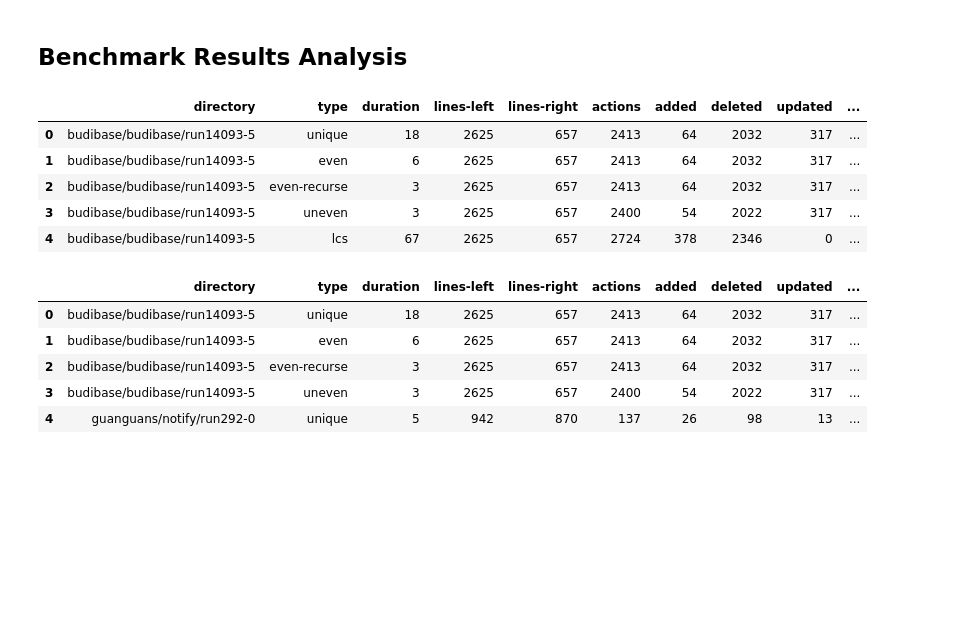
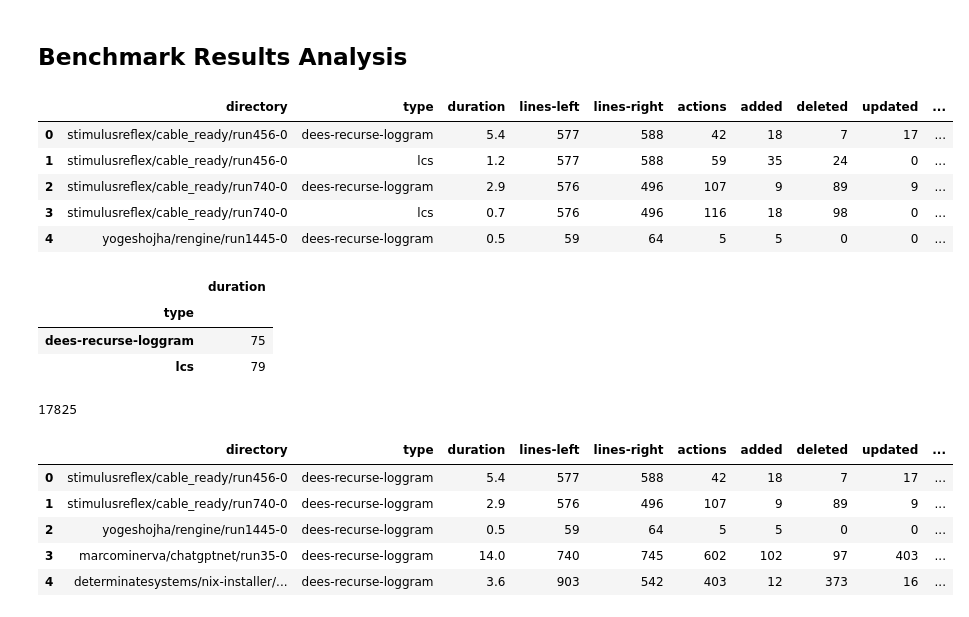
Before and after one commit to labri-progress/cidiff, a Jupyter notebook: python/analysis.ipynb, the cells around one changed output. Saved outputs shown, nothing was run; the diff lists cells and outputs as text; code cells hidden in the pictures; blank space fills up the shorter version.

```diff
--- a/python/analysis.ipynb
+++ b/python/analysis.ipynb
@@ -14,6 +18,7 @@ pd.set_option('display.max_colwidth', None)  # or 199
 # %%
 DATASET_FILE = "../build/reports/dataset.csv"
-BENCHMARK_FILE = "../build/reports/benchmark-variant.csv"
+BENCHMARK_FILE = "../build/reports/benchmark-gqram-t1m.csv"
+SURVEY_FILE = "../build/reports/survey.csv"
 # %% [markdown]
 ## Dataset Analysis
 # %%
@@ -84,30 +90,49 @@ pn.ggplot(dataset, pn.aes(x="total_size")) + pn.geom_histogram() + pn.scale_x_lo
 ## Benchmark Results Analysis
 # %%
 data = pd.read_csv(BENCHMARK_FILE, sep=',')
-data["adddel"] = data["added"] + data["deleted"]
 data.head()
 # %% [output]
 |  | directory | type | duration | lines-left | lines-right | actions | added | deleted | updated | ... |
-| 0 | budibase/budibase/run14093-5 | unique | 18 | 2625 | 657 | 2413 | 64 | 2032 | 317 | ... |
-| 1 | budibase/budibase/run14093-5 | even | 6 | 2625 | 657 | 2413 | 64 | 2032 | 317 | ... |
-| 2 | budibase/budibase/run14093-5 | even-recurse | 3 | 2625 | 657 | 2413 | 64 | 2032 | 317 | ... |
-| 3 | budibase/budibase/run14093-5 | uneven | 3 | 2625 | 657 | 2400 | 54 | 2022 | 317 | ... |
-| 4 | budibase/budibase/run14093-5 | lcs | 67 | 2625 | 657 | 2724 | 378 | 2346 | 0 | ... |
+| 0 | stimulusreflex/cable_ready/run456-0 | dees-recurse-loggram | 5.4 | 577 | 588 | 42 | 18 | 7 | 17 | ... |
+| 1 | stimulusreflex/cable_ready/run456-0 | lcs | 1.2 | 577 | 588 | 59 | 35 | 24 | 0 | ... |
+| 2 | stimulusreflex/cable_ready/run740-0 | dees-recurse-loggram | 2.9 | 576 | 496 | 107 | 9 | 89 | 9 | ... |
+| 3 | stimulusreflex/cable_ready/run740-0 | lcs | 0.7 | 576 | 496 | 116 | 18 | 98 | 0 | ... |
+| 4 | yogeshojha/rengine/run1445-0 | dees-recurse-loggram | 0.5 | 59 | 64 | 5 | 5 | 0 | 0 | ... |
+# %%
+REFERENCE_TYPE = "lcs"
+ALTERNATE_TYPES = ["dees-recurse-loggram"]
+REFERENCE_SUFFIX = "_" + REFERENCE_TYPE
+# %%
+data[data["duration"] == -1.0].groupby("type").count()["duration"].to_frame()
+# %% [output]
+|  | duration |
+| type |  |
+| dees-recurse-loggram | 75 |
+| lcs | 79 |
+# %%
+TIMEOUTS = set(data[data["duration"] == -1.0]["directory"].to_list())
+data = data[~data["directory"].isin(TIMEOUTS)]
 # %%
-ref_data = data[data["type"] == "lcs"][["directory", "duration", "actions", "adddel"]]
+ref_data = data[data["type"] == REFERENCE_TYPE][["directory", "duration", "actions", "added"]]
+print(len(ref_data))
 
-variant_data = data[~data["type"].isin(["lcs"])]
-merged_data = variant_data.merge(ref_data, left_on="directory", right_on="directory", how="left", suffixes=["", "_lcs"])
+variant_data = data[data["type"].isin(ALTERNATE_TYPES)]
+merged_data = variant_data.merge(ref_data, left_on="directory", right_on="directory", how="left", suffixes=["", REFERENCE_SUFFIX])
 
-merged_data["duration_diff"] = 100 * (merged_data["duration_lcs"] - merged_data["duration"] + 1) / (merged_data["duration_lcs"] + 1)
-merged_data["actions_diff"] = 100 * (merged_data["actions_lcs"] - merged_data["actions"]) / merged_data["actions"]
-merged_data["adddel_diff"] = 100 * (merged_data["adddel_lcs"] - merged_data["adddel"]) / merged_data["adddel"]
+merged_data["duration_diff"] = 100 * (merged_data["duration"] - merged_data["duration" + REFERENCE_SUFFIX]) / (merged_data["duration" + REFERENCE_SUFFIX] + 1)
+
+merged_data["actions_diff"] = 100 * (merged_data["actions"] - merged_data["actions" + REFERENCE_SUFFIX]) / (merged_data["actions" + REFERENCE_SUFFIX] + 1)
+
+merged_data["added_diff"] = 100 * (merged_data["added"] - merged_data["added" + REFERENCE_SUFFIX]) / (merged_data["added" + REFERENCE_SUFFIX] + 1)
+
+merged_data["total_size"] = merged_data["lines-left"] + merged_data["lines-right"]
 
 merged_data.head()
 # %% [output]
+17825
 |  | directory | type | duration | lines-left | lines-right | actions | added | deleted | updated | ... |
-| 0 | budibase/budibase/run14093-5 | unique | 18 | 2625 | 657 | 2413 | 64 | 2032 | 317 | ... |
-| 1 | budibase/budibase/run14093-5 | even | 6 | 2625 | 657 | 2413 | 64 | 2032 | 317 | ... |
-| 2 | budibase/budibase/run14093-5 | even-recurse | 3 | 2625 | 657 | 2413 | 64 | 2032 | 317 | ... |
-| 3 | budibase/budibase/run14093-5 | uneven | 3 | 2625 | 657 | 2400 | 54 | 2022 | 317 | ... |
-| 4 | guanguans/notify/run292-0 | unique | 5 | 942 | 870 | 137 | 26 | 98 | 13 | ... |
+| 0 | stimulusreflex/cable_ready/run456-0 | dees-recurse-loggram | 5.4 | 577 | 588 | 42 | 18 | 7 | 17 | ... |
+| 1 | stimulusreflex/cable_ready/run740-0 | dees-recurse-loggram | 2.9 | 576 | 496 | 107 | 9 | 89 | 9 | ... |
+| 2 | yogeshojha/rengine/run1445-0 | dees-recurse-loggram | 0.5 | 59 | 64 | 5 | 5 | 0 | 0 | ... |
+| 3 | marcominerva/chatgptnet/run35-0 | dees-recurse-loggram | 14.0 | 740 | 745 | 602 | 102 | 97 | 403 | ... |
+| 4 | determinatesystems/nix-installer/... | dees-recurse-loggram | 3.6 | 903 | 542 | 403 | 12 | 373 | 16 | ... |
```
Also changed, not shown: parts of 32 cells of this notebook.
